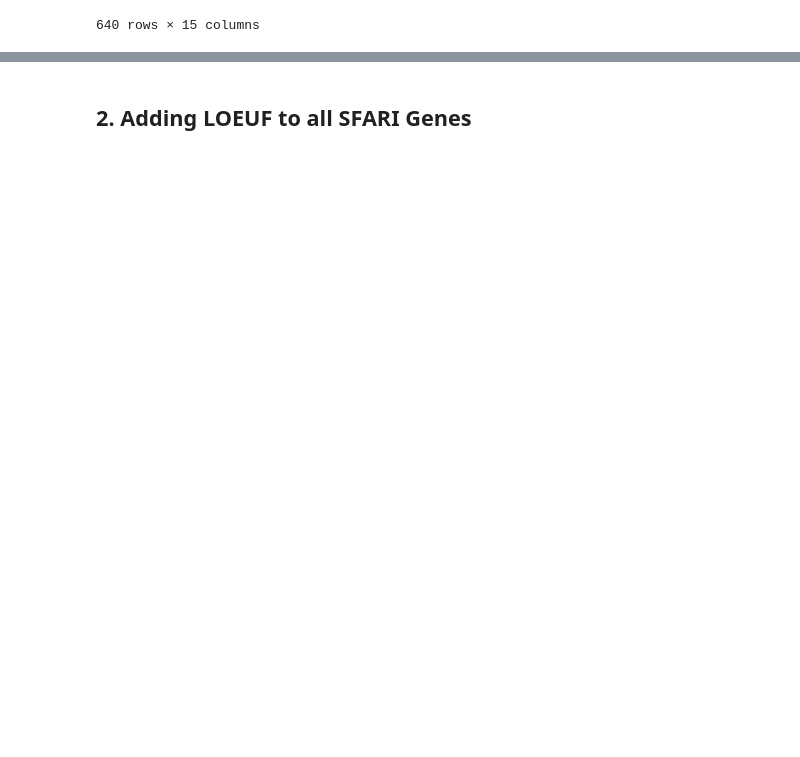
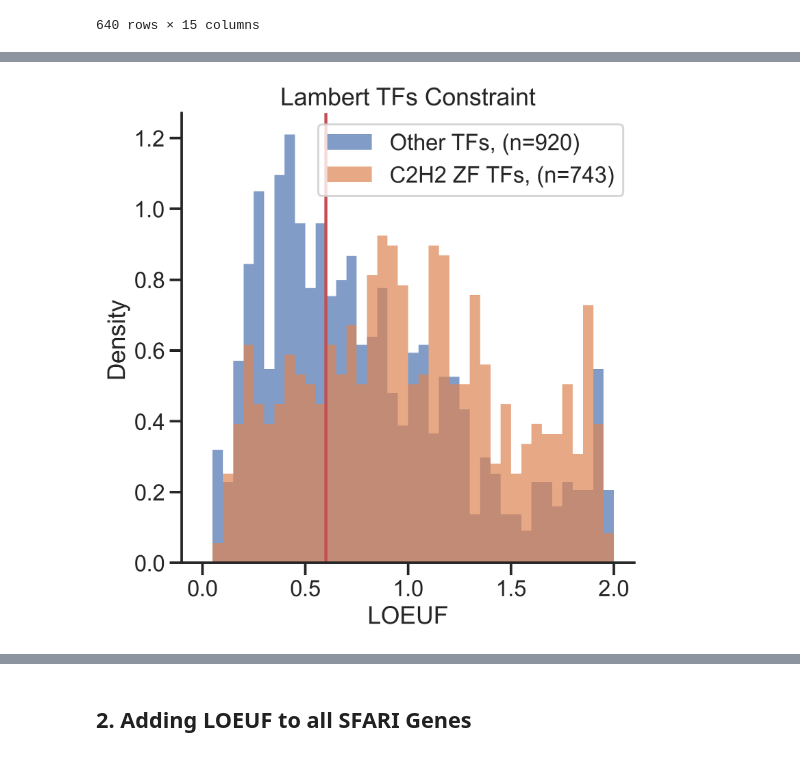
Before and after one commit to sanjanakotha/SFARI, a Jupyter notebook: notebooks/Gene Constraint Scores.ipynb, the cells around one changed output, grey strips where cells are left out. Cells and saved outputs as stored; diff of their text form; code cells hidden in the pictures; blank space fills up the shorter version.

```diff
--- a/notebooks/Gene Constraint Scores.ipynb
+++ b/notebooks/Gene Constraint Scores.ipynb
@@ -195,0 +202,3 @@ plt.title("Lambert TFs Conservation");
+# %%
+c2h2_zf_gene_names = pd.read_csv("../data/c2h2_zf_gene_names.csv", header = 1)
+c2h2_zf_gene_names
@@ -195,0 +219,7 @@ plt.title("Lambert TFs Conservation");
+# %%
+c2h2_zf_TFs = lambert_TFs[lambert_TFs["Gene Names (primary)"].isin(c2h2_zf_gene_names["Approved symbol"])]
+non_c2h2_zf_TFs =  lambert_TFs[~lambert_TFs["Gene Names (primary)"].isin(c2h2_zf_gene_names["Approved symbol"])]
+# %%
+plot_LOEUF_diff(non_c2h2_zf_TFs, "Other TFs", c2h2_zf_TFs, "C2H2 ZF TFs", )
+# %% [output]
+[figure, added]
```
Also changed, not shown: parts of 5 cells of this notebook, 3 other files.
